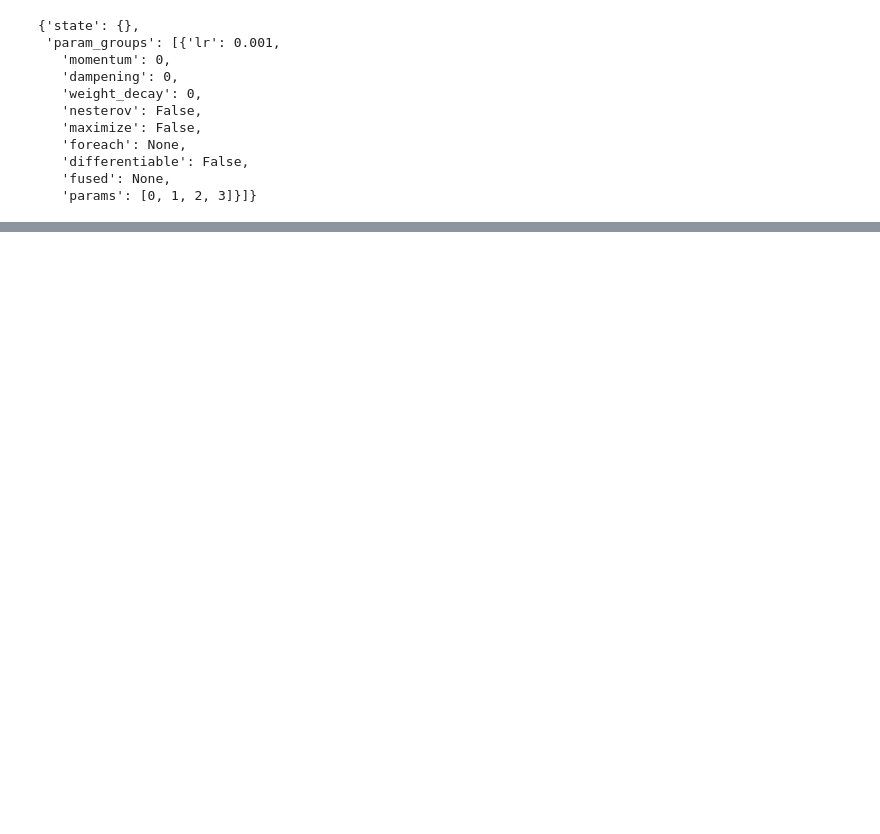
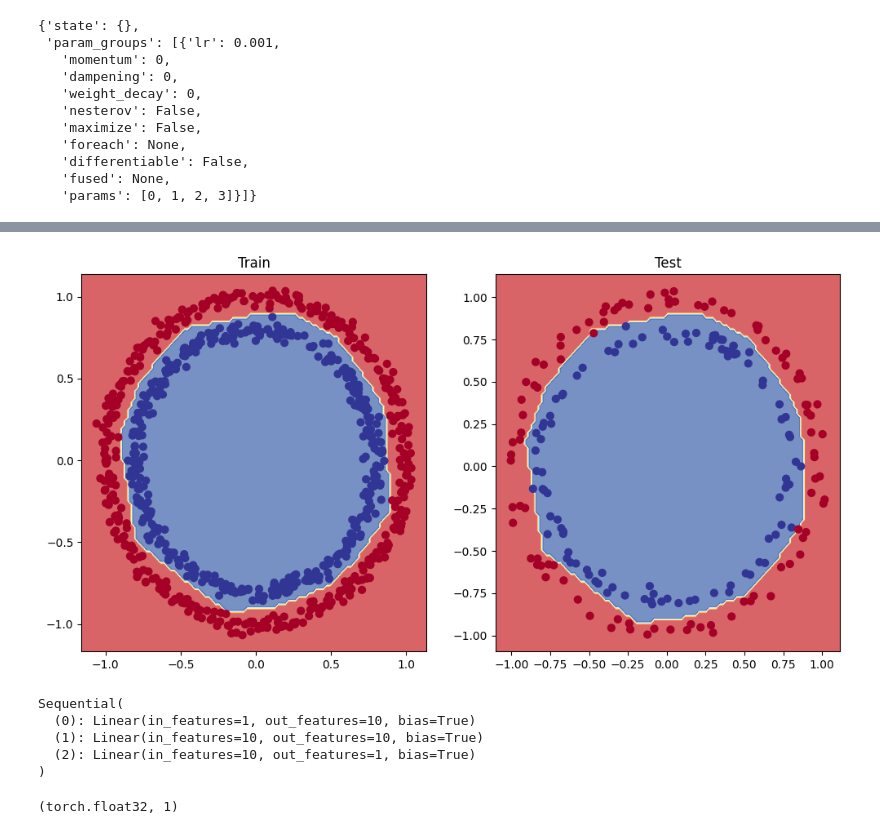
Before and after one commit to 00015775/learning-lab, a Jupyter notebook: pytorch/notebooks/02_youtube_pytorch.ipynb, the cells around one changed output, grey strips where cells are left out. Drawn from its saved outputs; the diff is of its cells as text; code cells hidden in the pictures; blank space fills up the shorter version.

```diff
--- a/pytorch/notebooks/02_youtube_pytorch.ipynb
+++ b/pytorch/notebooks/02_youtube_pytorch.ipynb
@@ -505,0 +807,24 @@ def accuracy_fn(y_true, y_pred):
+# %%
+plt.figure(figsize=(12, 6))
+plt.subplot(1,2,1)
+plt.title("Train")
+plot_decision_boundary(model_1, X_train, y_train)
+plt.subplot(1,2,2)
+plt.title("Test")
+plot_decision_boundary(model_1, X_test, y_test)
+# %% [output]
+[figure, added]
+# %%
+model_2 = nn.Sequential(
+    nn.Linear(1, 10),
+    nn.Linear(10, 10),
+    nn.Linear(10, 1)
+).to(device)
+
+model_2
+# %% [output]
+Sequential(
+  (0): Linear(in_features=1, out_features=10, bias=True)
+  (1): Linear(in_features=10, out_features=10, bias=True)
+  (2): Linear(in_features=10, out_features=1, bias=True)
+)
@@ -505,0 +837,6 @@ def accuracy_fn(y_true, y_pred):
+# %%
+A = torch.arange(-10, 10, 1, dtype=torch.float32)
+
+A.dtype, A.ndim
+# %% [output]
+(torch.float32, 1)
```
Also changed, not shown: parts of 57 cells of this notebook.
